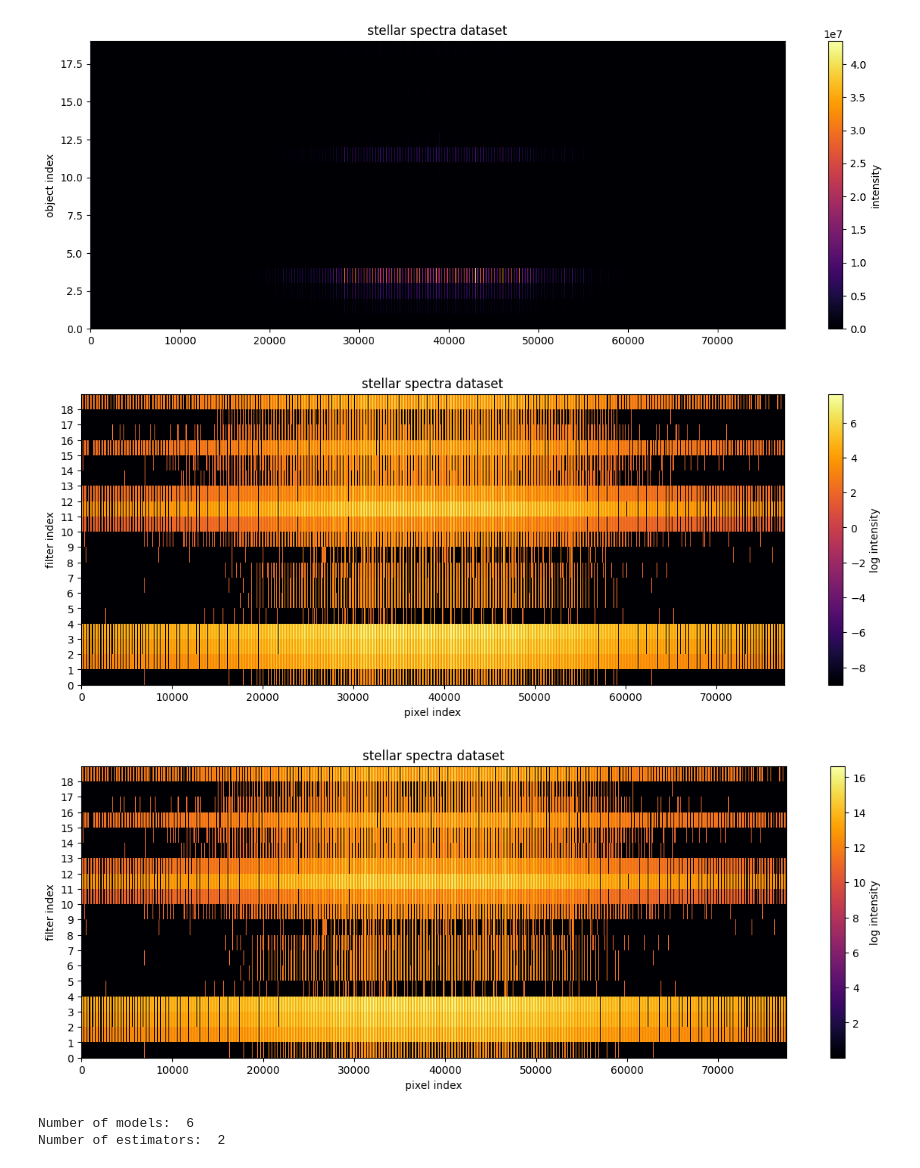
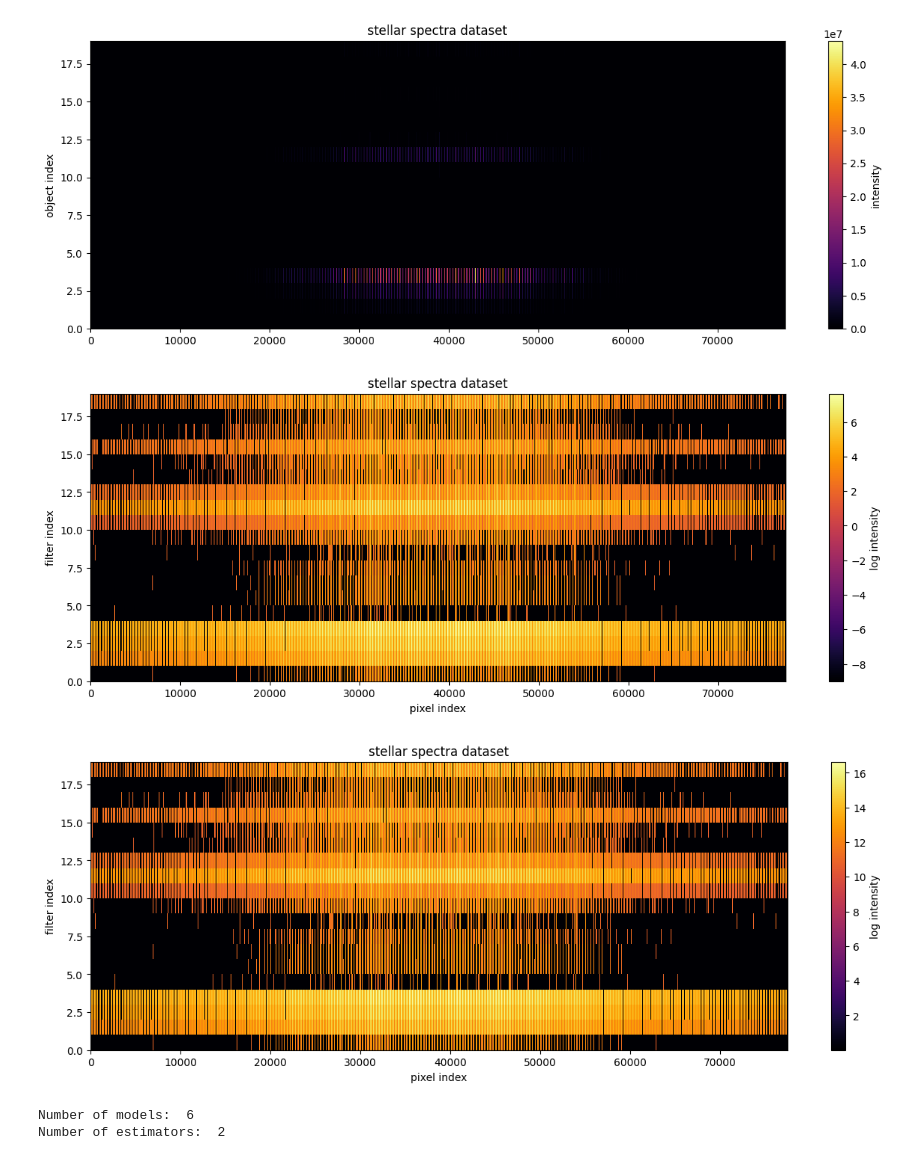
Before and after one commit to dim-papach/sequencer_project, a Jupyter notebook: sequencer_spectra.ipynb, the cells around one changed output. Cells and saved outputs as stored; diff of their text form; code cells hidden in the pictures.

```diff
--- a/sequencer_spectra.ipynb
+++ b/sequencer_spectra.ipynb
@@ -69,28 +69,28 @@ plt.colorbar(label="log intensity")
 plt.xlabel("pixel index")
 plt.ylabel("filter index")
 
-plt.yticks(ticks=np.arange(0, log_data.shape[0], step=1))
+#plt.yticks(ticks=np.arange(0, log_data.shape[0], step=1))
 plt.show()
 # %% [output]
-[figure, old version]
+[figure, new version]
 # %%
 # Add an offset to ensure all values are strictly positive, as required by Sequencer
 min_val = np.min(log_data)
 if min_val <= 0:
     positive_data = log_data - min_val + 1e-5
 
 
 plt.figure(2, figsize=(15, 5))
 plt.title("stellar spectra dataset")
 plt.pcolormesh(positive_data, cmap="inferno")
 plt.colorbar(label="log intensity")
 plt.xlabel("pixel index")
 plt.ylabel("filter index")
 
-plt.yticks(ticks=np.arange(0, log_data.shape[0], step=1))
+#plt.yticks(ticks=np.arange(0, log_data.shape[0], step=1))
 plt.show()
 # %% [output]
-[figure, old version]
+[figure, new version]
 # %%
 # Create a simple uniform grid for the feature dimension
 grid = np.arange(positive_data.shape[1])
```
Also changed, not shown: parts of 4 cells of this notebook, 1 other file.
